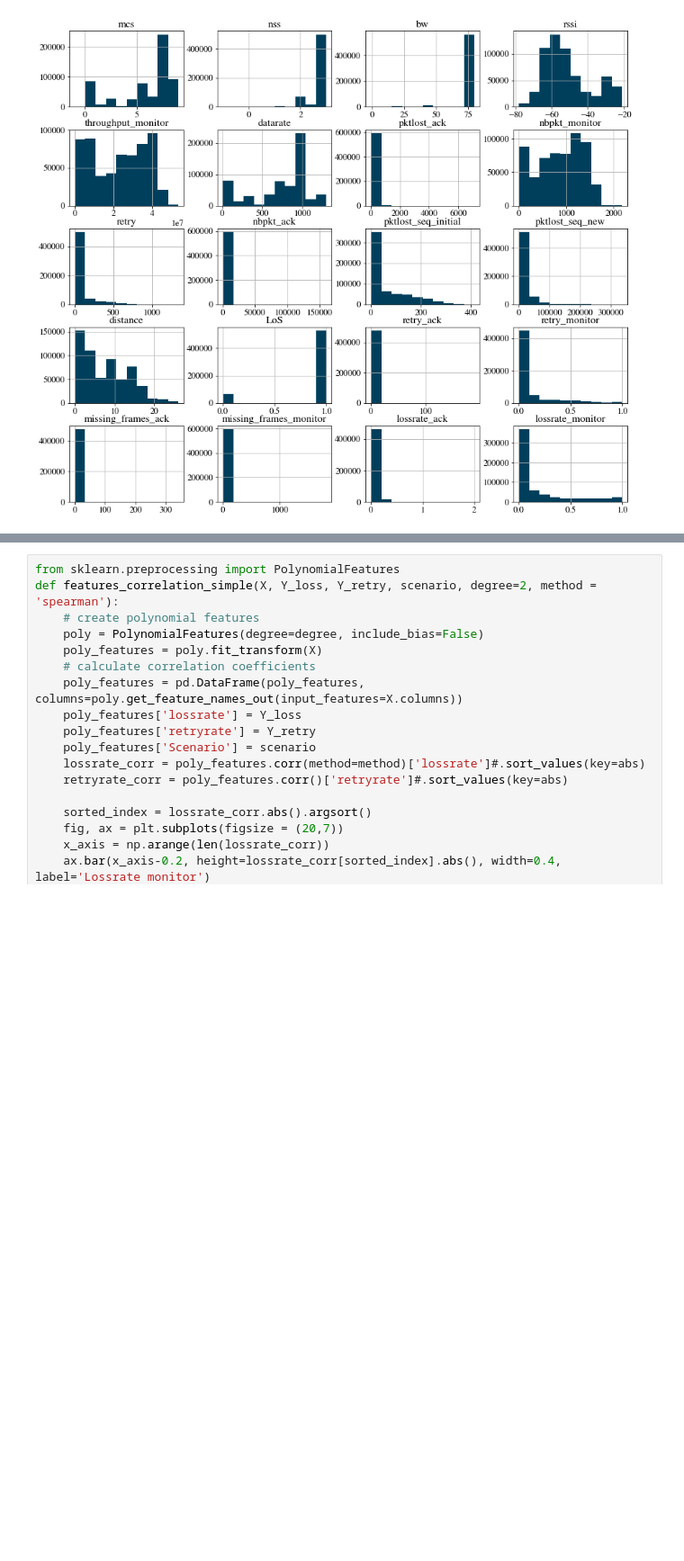
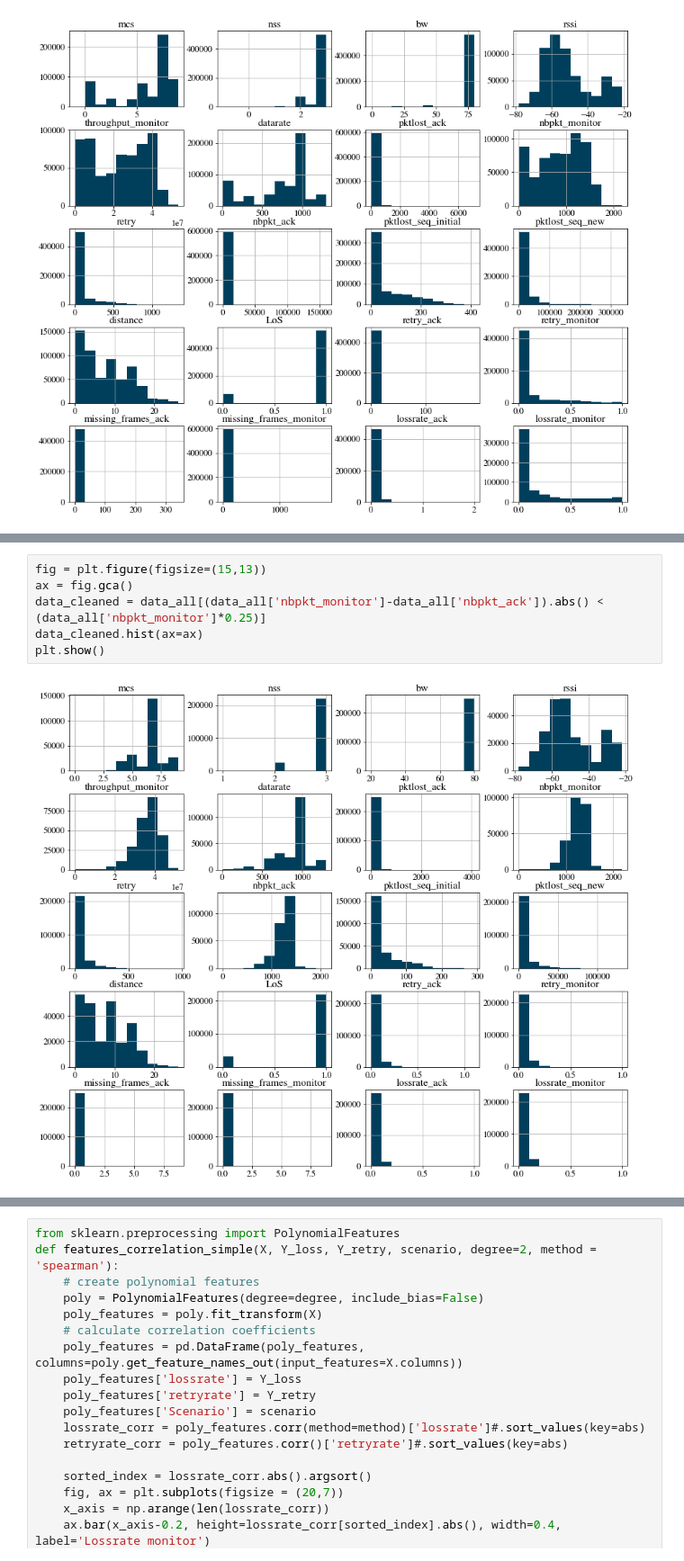
Before and after one commit to marija-stojanova/wifi-ml-complete, a Jupyter notebook: complete_model.ipynb, the cells around one changed output, grey strips where cells are left out. Shown at 90% size. Drawn from its saved outputs; the diff is of its cells as text; blank space fills up the shorter version.

```diff
--- a/complete_model.ipynb
+++ b/complete_model.ipynb
@@ -155,0 +175,8 @@ plt.show()
+# %%
+fig = plt.figure(figsize=(15,13))
+ax = fig.gca()
+data_cleaned = data_all[(data_all['nbpkt_monitor']-data_all['nbpkt_ack']).abs() < (data_all['nbpkt_monitor']*0.25)]
+data_cleaned.hist(ax=ax)
+plt.show()
+# %% [output]
+[figure, added]
```
Also changed, not shown: parts of 19 cells of this notebook, 2 other files.
